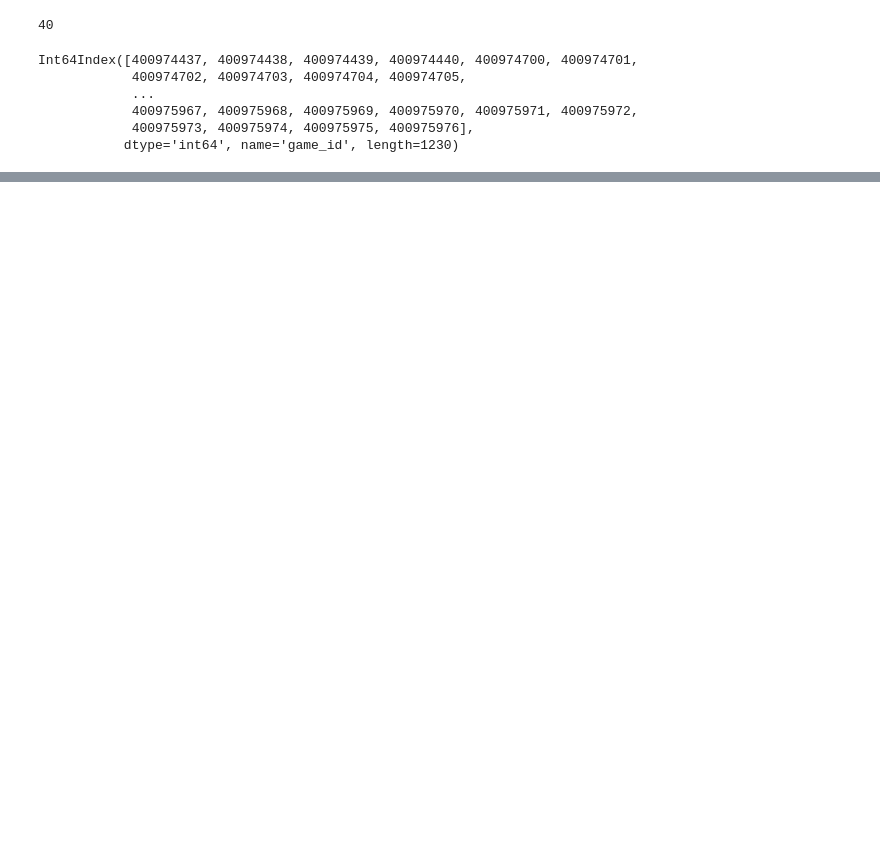
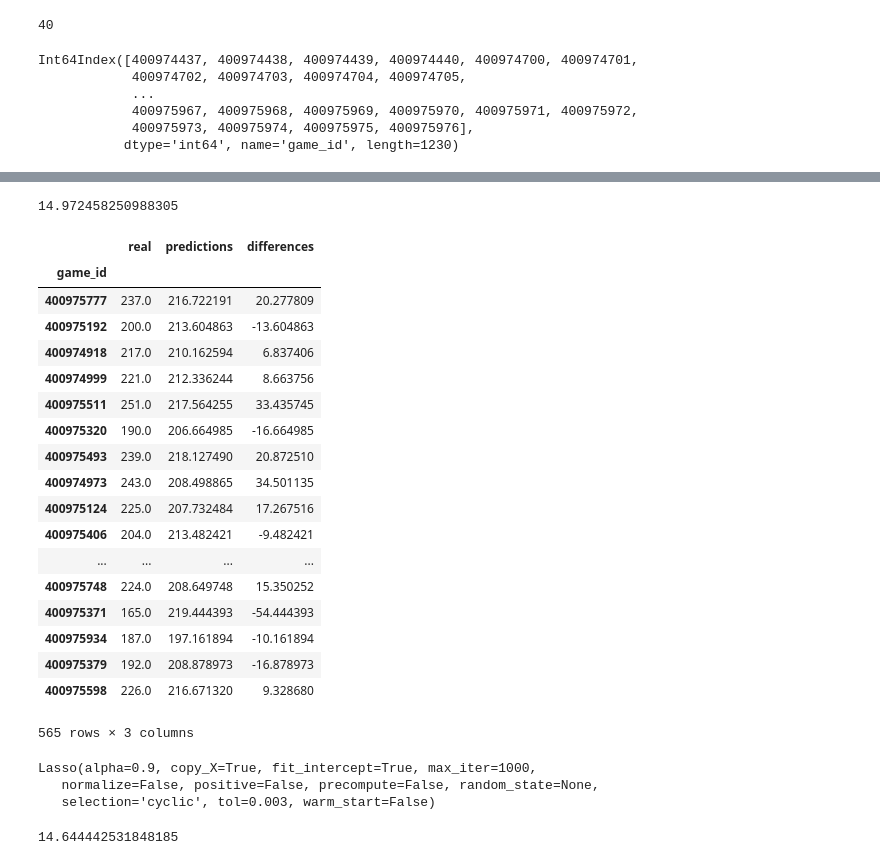
Before and after one commit to sadelson97/dsi_capstone, a Jupyter notebook: means_model.ipynb, the cells around one changed output, grey strips where cells are left out. Saved outputs shown, nothing was run; the diff lists cells and outputs as text; code cells hidden in the pictures; blank space fills up the shorter version.

```diff
--- a/means_model.ipynb
+++ b/means_model.ipynb
@@ -124,0 +180,4 @@ df.drop(['team2_Total_PTS','team1_Min','team2_Min','team1_home_team','team2_home
+# %%
+preds = las.predict(X_test)
+# %%
+comp_df = pd.DataFrame(y_test.values,columns=['real'],index = y_test.index.get_level_values('game_id'))
@@ -124,0 +206,30 @@ df.drop(['team2_Total_PTS','team1_Min','team2_Min','team1_home_team','team2_home
+# %%
+comp_df['predictions']=preds
+# %%
+comp_df['differences']=comp_df['real']-comp_df['predictions']
+# %%
+sum(np.abs(y_test-preds))/len(preds)
+# %% [output]
+14.972458250988305
+# %%
+comp_df
+# %% [output]
+|  | real | predictions | differences |
+| game_id |  |  |  |
+| 400975777 | 237.0 | 216.722191 | 20.277809 |
+| 400975192 | 200.0 | 213.604863 | -13.604863 |
+| 400974918 | 217.0 | 210.162594 | 6.837406 |
+| 400974999 | 221.0 | 212.336244 | 8.663756 |
+| 400975511 | 251.0 | 217.564255 | 33.435745 |
+| 400975320 | 190.0 | 206.664985 | -16.664985 |
+| 400975493 | 239.0 | 218.127490 | 20.872510 |
+| 400974973 | 243.0 | 208.498865 | 34.501135 |
+| 400975124 | 225.0 | 207.732484 | 17.267516 |
+| 400975406 | 204.0 | 213.482421 | -9.482421 |
+| ... | ... | ... | ... |
+| 400975748 | 224.0 | 208.649748 | 15.350252 |
+| 400975371 | 165.0 | 219.444393 | -54.444393 |
+| 400975934 | 187.0 | 197.161894 | -10.161894 |
+| 400975379 | 192.0 | 208.878973 | -16.878973 |
+| 400975598 | 226.0 | 216.671320 | 9.328680 |
+565 rows × 3 columns
@@ -124,0 +240,6 @@ df.drop(['team2_Total_PTS','team1_Min','team2_Min','team1_home_team','team2_home
+# %%
+rmod.find_params(X_train,y_train)
+# %% [output]
+Lasso(alpha=0.9, copy_X=True, fit_intercept=True, max_iter=1000,
+   normalize=False, positive=False, precompute=False, random_state=None,
+   selection='cyclic', tol=0.003, warm_start=False)
@@ -124,0 +248,4 @@ df.drop(['team2_Total_PTS','team1_Min','team2_Min','team1_home_team','team2_home
+# %%
+diff
+# %% [output]
+14.644442531848185
```
Also changed, not shown: parts of 25 cells of this notebook.
